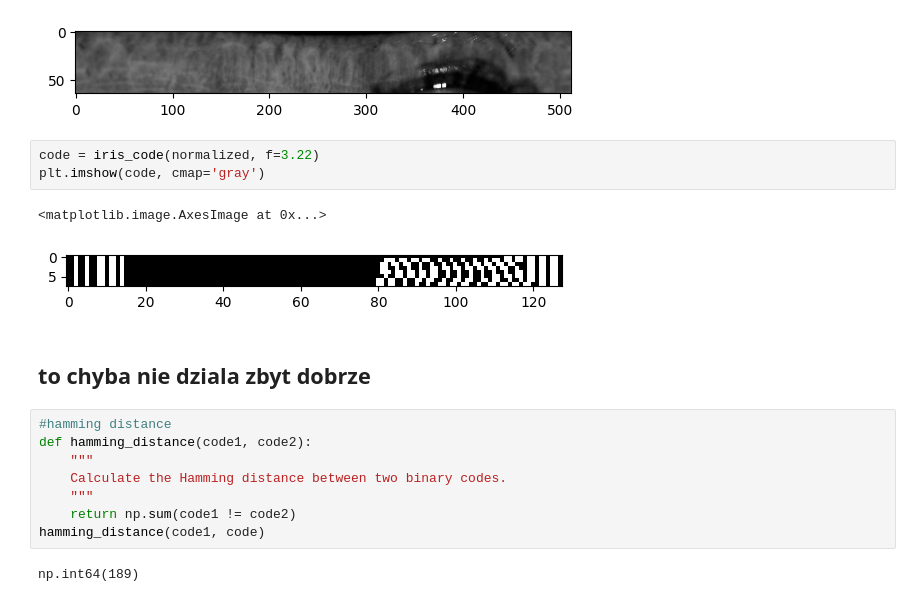
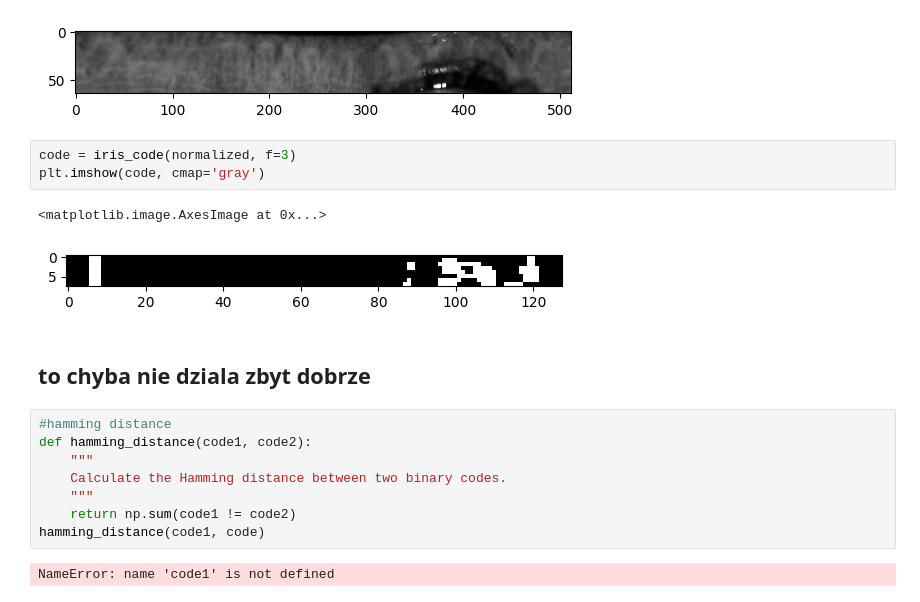
Before and after one commit to DeptuchMateusz/Biometria2, a Jupyter notebook: main.ipynb, the cells around one changed output. Drawn from its saved outputs; the diff is of its cells as text.

```diff
--- a/main.ipynb
+++ b/main.ipynb
@@ -470,11 +469,11 @@ normalized = normalize_iris(image, x, y, radius_pupil, radius_iris)
 # %% [output]
 [figure]
 # %%
-code = iris_code(normalized, f=3.22)
+code = iris_code(normalized, f=3)
 plt.imshow(code, cmap='gray')
 # %% [output]
 <matplotlib.image.AxesImage at 0x...>
-[figure, old version]
+[figure, new version]
 # %% [markdown]
 ## to chyba nie dziala zbyt dobrze
 # %%
@@ -486,4 +485,4 @@ def hamming_distance(code1, code2):
     return np.sum(code1 != code2)
 hamming_distance(code1, code)
 # %% [output]
-np.int64(189)
+NameError: name 'code1' is not defined
```
Also changed, not shown: parts of 1 cell of this notebook, 2 other files.
